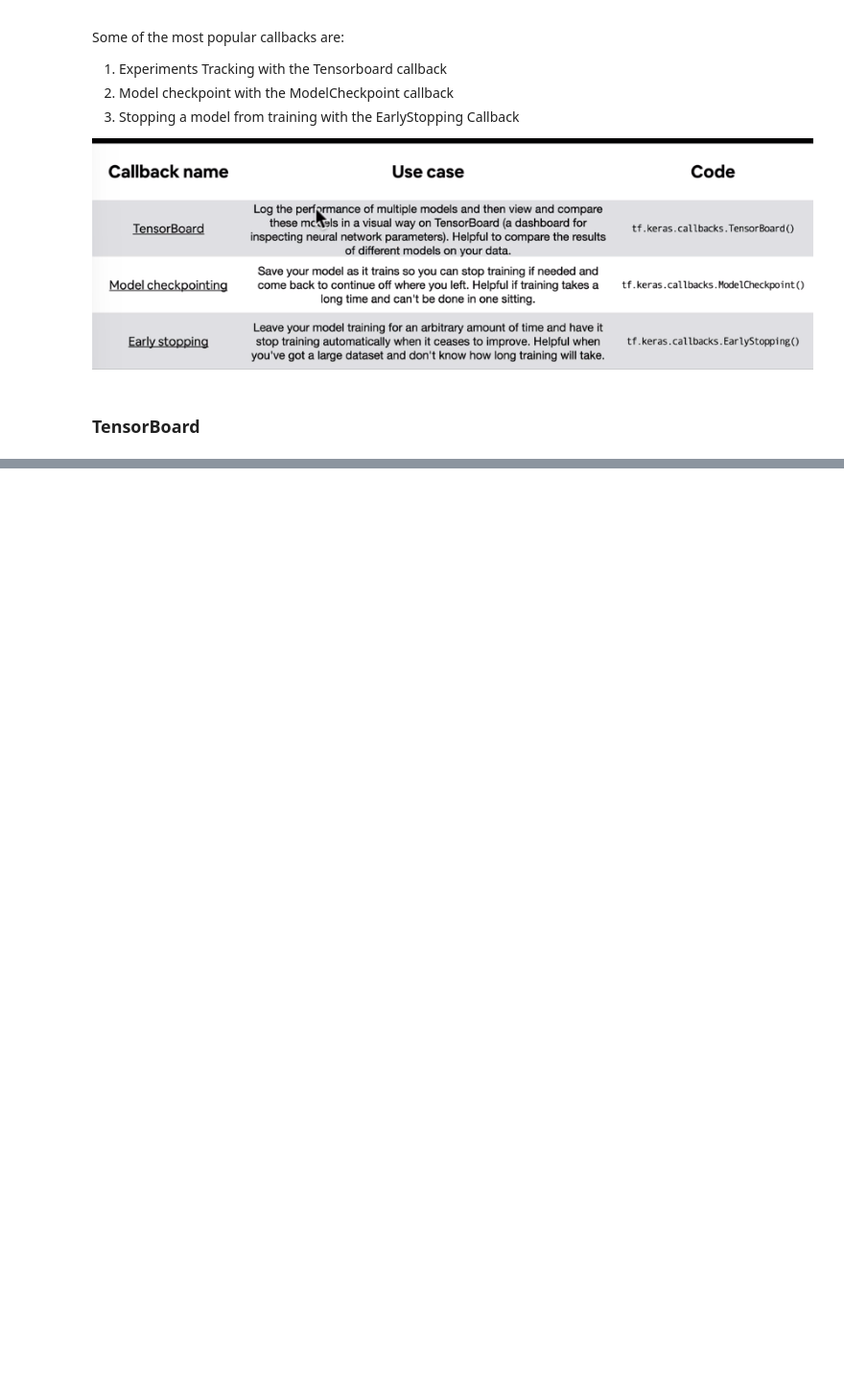
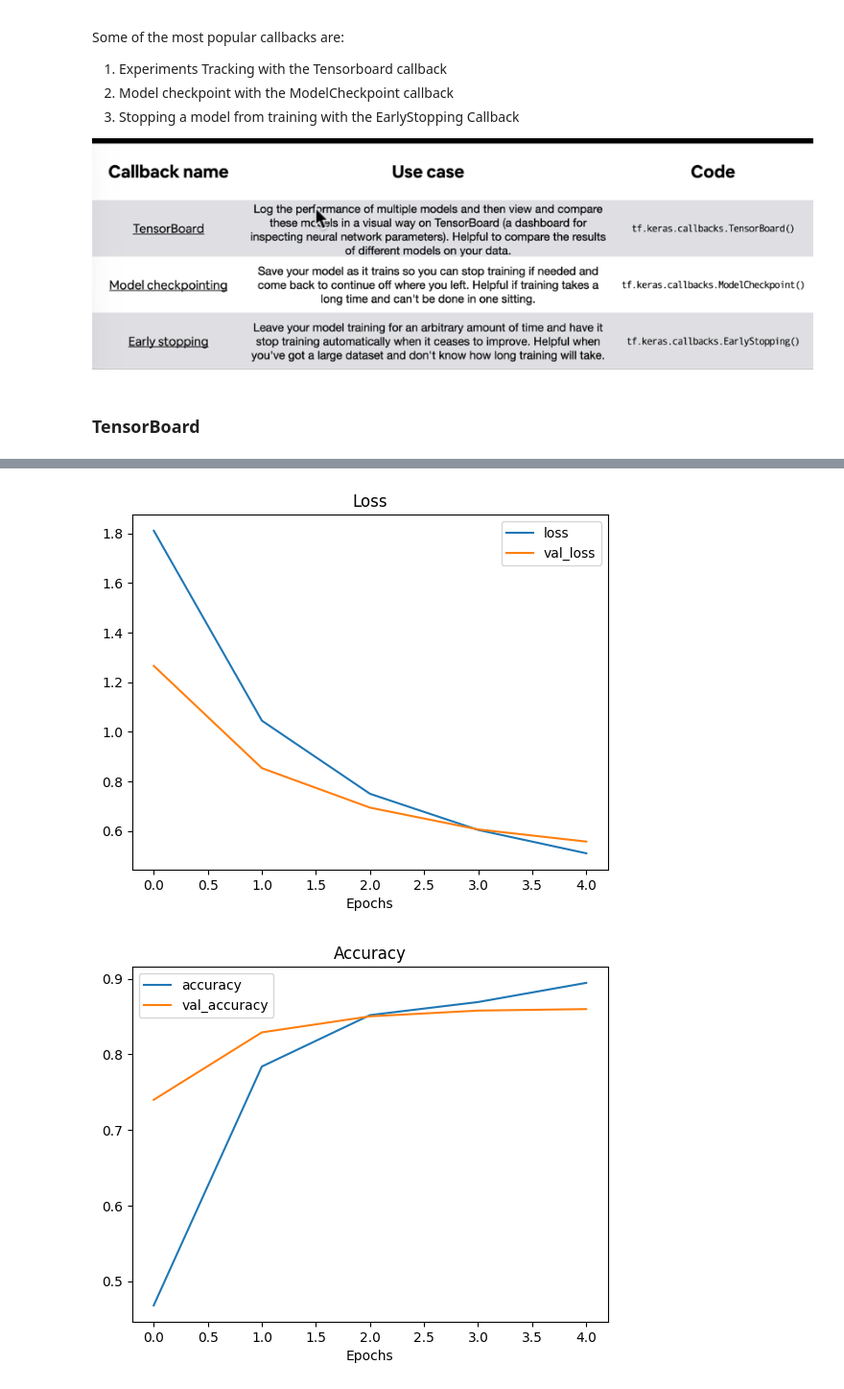
Before and after one commit to Shanu-Mathew/Tensorflow-Notes, a Jupyter notebook: Transfer_Learning_with_Tensorflow.ipynb, the cells around one changed output, grey strips where cells are left out. Shown at 96% size. Saved outputs shown, nothing was run; the diff lists cells and outputs as text; code cells hidden in the pictures; blank space fills up the shorter version.

Commit message:
Completed Transfer Learning Feature Extraction

```diff
--- a/Transfer_Learning_with_Tensorflow.ipynb
+++ b/Transfer_Learning_with_Tensorflow.ipynb
@@ -125,0 +138,24 @@ def create_tensorboard_callback(dir_name,experiment_name):
+# %%
+def create_model(model_url,num_classes=10):
+  """
+  Takes a Tensorflow Hub URL and creates a Keras Sequential model with it.
+
+  Args:
+    model_url(str): A TensorFlow Hub feature extraction URL
+    num_classes(int): Number of output neurons in the output layer
+
+  Returns:
+  An uncompiled Keras Sequential Model with model_url as feature extractor layer and Dense output layer
+  with num_classes as output neurons.
+  """
+  #Download the pretrained model and save it as a Keras Layer
+  feature_extractor_layer=hub.KerasLayer(model_url,
+                                        trainable=False,
+                                        name="feature_extraction_layer",
+                                        input_shape=IMG_SHAPE+(3,))
+  #Create Model
+  model=tf.keras.Sequential([
+      feature_extractor_layer,
+      layers.Dense(num_classes,activation="softmax",name="output_layer")
+  ])
+  return model
@@ -125,0 +252,14 @@ def create_tensorboard_callback(dir_name,experiment_name):
+# %%
+efficientnet_model=create_model(efficient_url,num_classes=train_data.num_classes)
+# %%
+efficientnet_model.compile(loss="categorical_crossentropy",
+                     optimizer=tf.keras.optimizers.Adam(),
+                     metrics=["accuracy"])
+# %%
+efficientnet_history=efficientnet_model.fit(train_data,
+                 epochs=5,
+                 steps_per_epoch=len(train_data),
+                 validation_data=test_data,
+                 validation_steps=len(test_data),
+                 callbacks=[create_tensorboard_callback(dir_name="Tensorflow_hub",
+                                                        experiment_name="efficientnetb0")])
@@ -125,0 +278,5 @@ def create_tensorboard_callback(dir_name,experiment_name):
+# %%
+plot_loss_curves(efficientnet_history)
+# %% [output]
+[figure, added]
+[figure, added]
```
Also changed, not shown: parts of 22 cells of this notebook.
